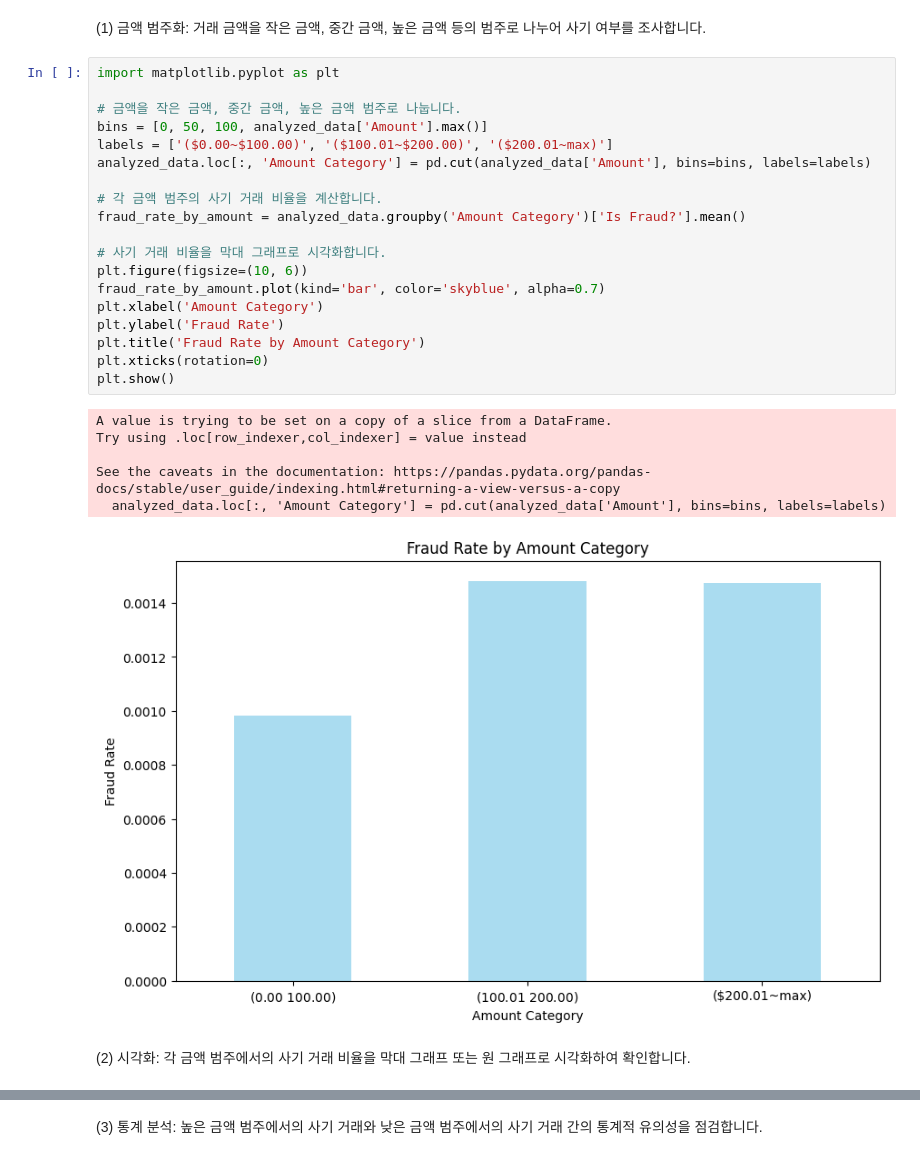
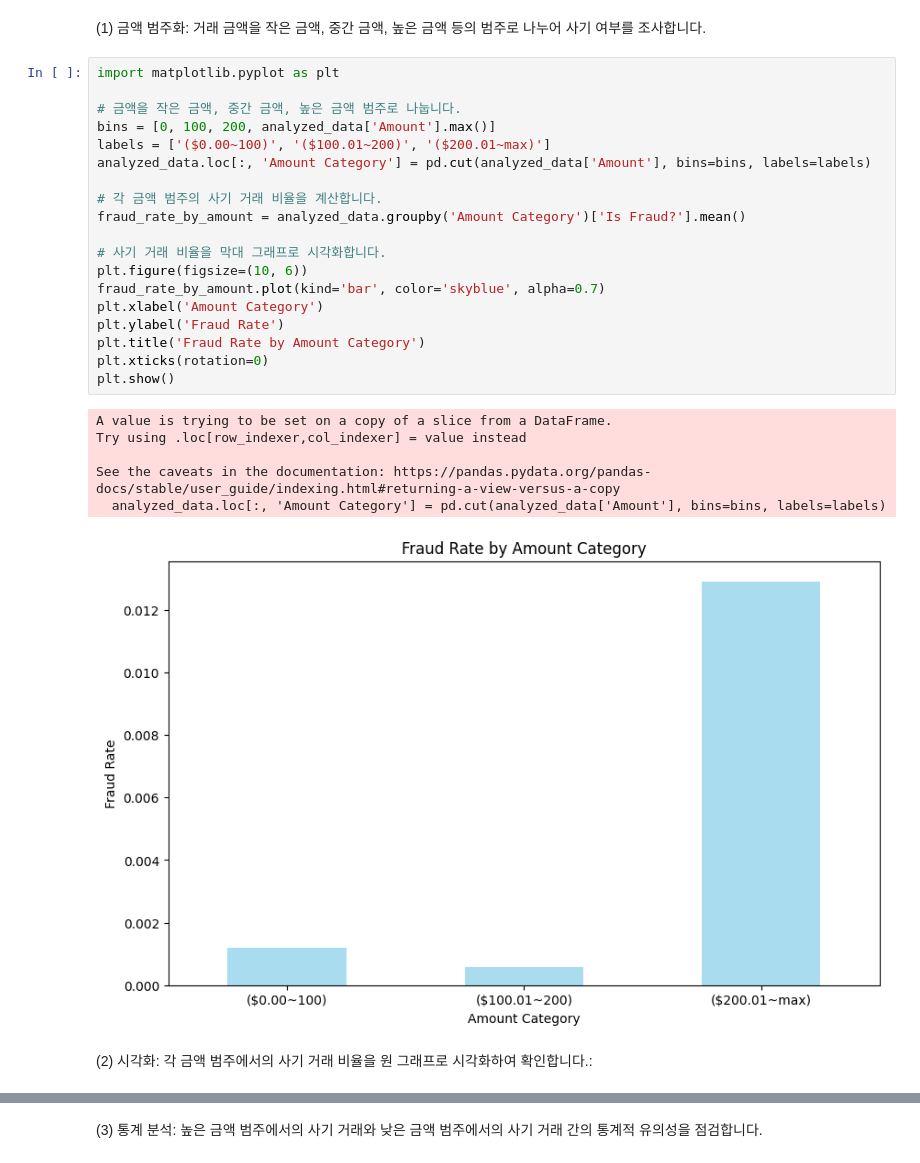
Before and after one commit to pixelwizard2/GuardianPay---Protecting-Against-Lost-Card-and-Copied-Card-Transactions, a Jupyter notebook: GuardianPay_code_(한국어).ipynb, the cells around one changed output, grey strips where cells are left out. Drawn from its saved outputs; the diff is of its cells as text.

```diff
--- a/GuardianPay_code_(한국어).ipynb
+++ b/GuardianPay_code_(한국어).ipynb
@@ -193,28 +193,28 @@ plt.show()
 # %%
 import matplotlib.pyplot as plt
 
 # 금액을 작은 금액, 중간 금액, 높은 금액 범주로 나눕니다.
-bins = [0, 50, 100, analyzed_data['Amount'].max()]
-labels = ['($0.00~$100.00)', '($100.01~$200.00)', '($200.01~max)']
+bins = [0, 100, 200, analyzed_data['Amount'].max()]
+labels = ['($0.00~100)', '($100.01~200)', '($200.01~max)']
 analyzed_data.loc[:, 'Amount Category'] = pd.cut(analyzed_data['Amount'], bins=bins, labels=labels)
 
 # 각 금액 범주의 사기 거래 비율을 계산합니다.
 fraud_rate_by_amount = analyzed_data.groupby('Amount Category')['Is Fraud?'].mean()
 
 # 사기 거래 비율을 막대 그래프로 시각화합니다.
 plt.figure(figsize=(10, 6))
 fraud_rate_by_amount.plot(kind='bar', color='skyblue', alpha=0.7)
 plt.xlabel('Amount Category')
 plt.ylabel('Fraud Rate')
 plt.title('Fraud Rate by Amount Category')
 plt.xticks(rotation=0)
 plt.show()
 # %% [output]
 A value is trying to be set on a copy of a slice from a DataFrame.
 Try using .loc[row_indexer,col_indexer] = value instead
 
 See the caveats in the documentation: https://pandas.pydata.org/pandas-docs/stable/user_guide/indexing.html#returning-a-view-versus-a-copy
   analyzed_data.loc[:, 'Amount Category'] = pd.cut(analyzed_data['Amount'], bins=bins, labels=labels)
-[figure, old version]
+[figure, new version]
 # %% [markdown]
-(2) 시각화: 각 금액 범주에서의 사기 거래 비율을 막대 그래프 또는 원 그래프로 시각화하여 확인합니다.
+(2) 시각화: 각 금액 범주에서의 사기 거래 비율을 원 그래프로 시각화하여 확인합니다.:
```
Also changed, not shown: parts of 3 cells of this notebook.
